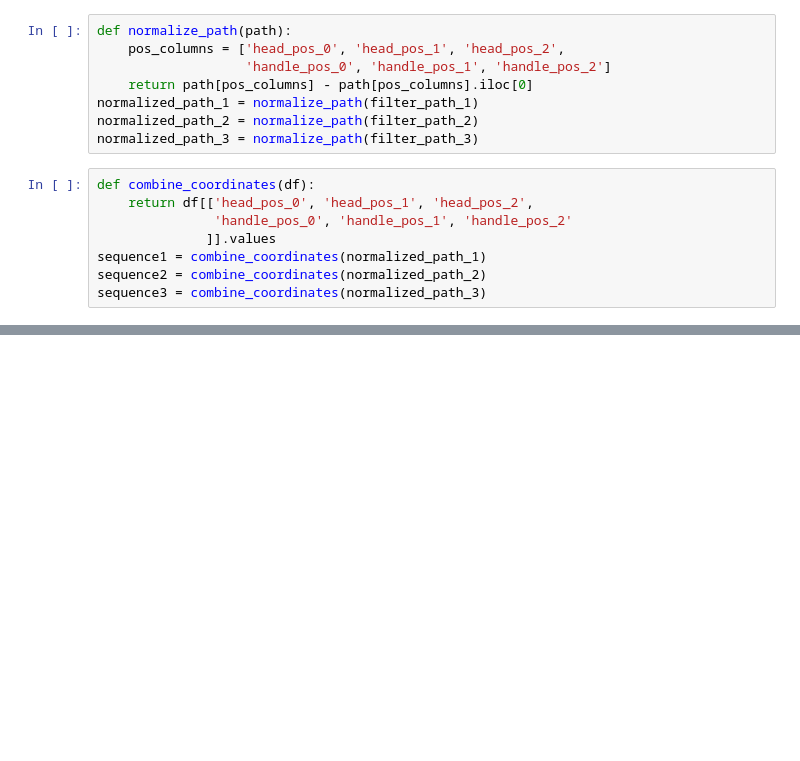
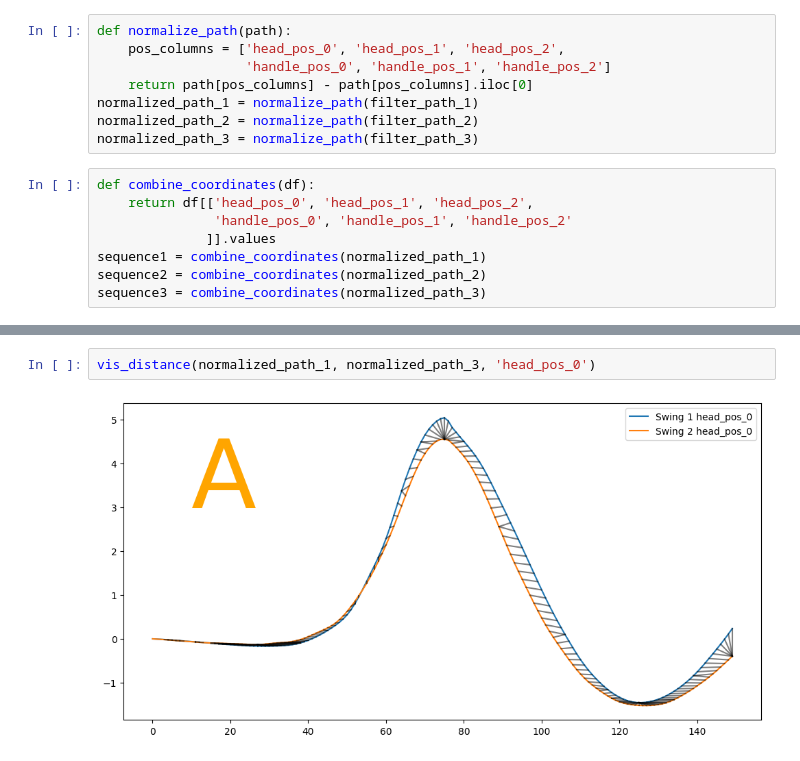
Before and after one commit to woodmc10/wisd_2024, a Jupyter notebook: martha_notes/similarity.ipynb, the cells around one changed output, grey strips where cells are left out. Saved outputs shown, nothing was run; the diff lists cells and outputs as text; blank space fills up the shorter version.

```diff
--- a/martha_notes/similarity.ipynb
+++ b/martha_notes/similarity.ipynb
@@ -136,0 +138,4 @@ vis_distance(normalized_path_1, normalized_path_2, 'handle_pos_2')
+# %%
+vis_distance(normalized_path_1, normalized_path_3, 'head_pos_0')
+# %% [output]
+[figure, added]
```
Also changed, not shown: parts of 14 cells of this notebook.
